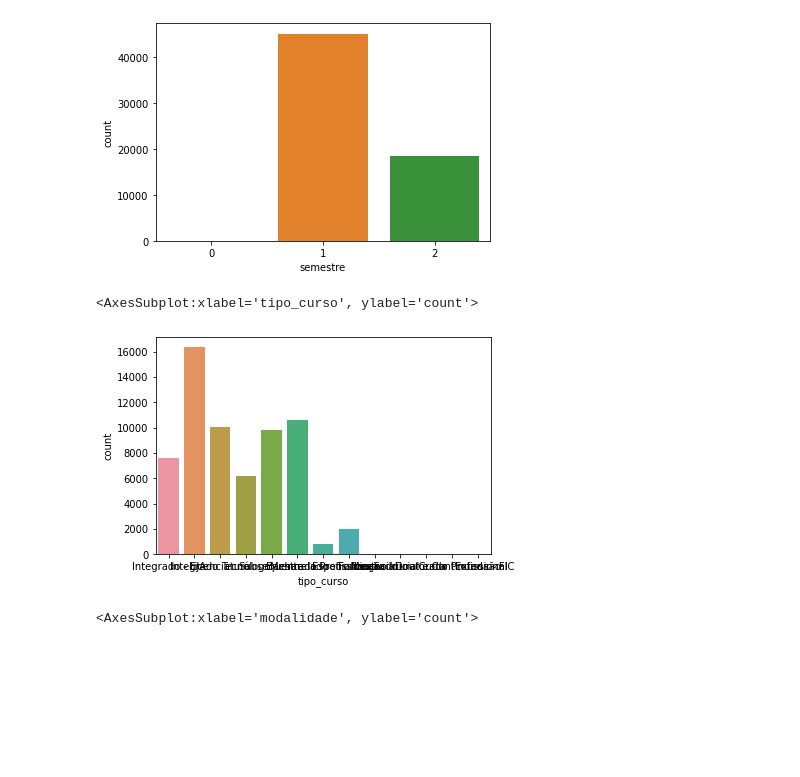
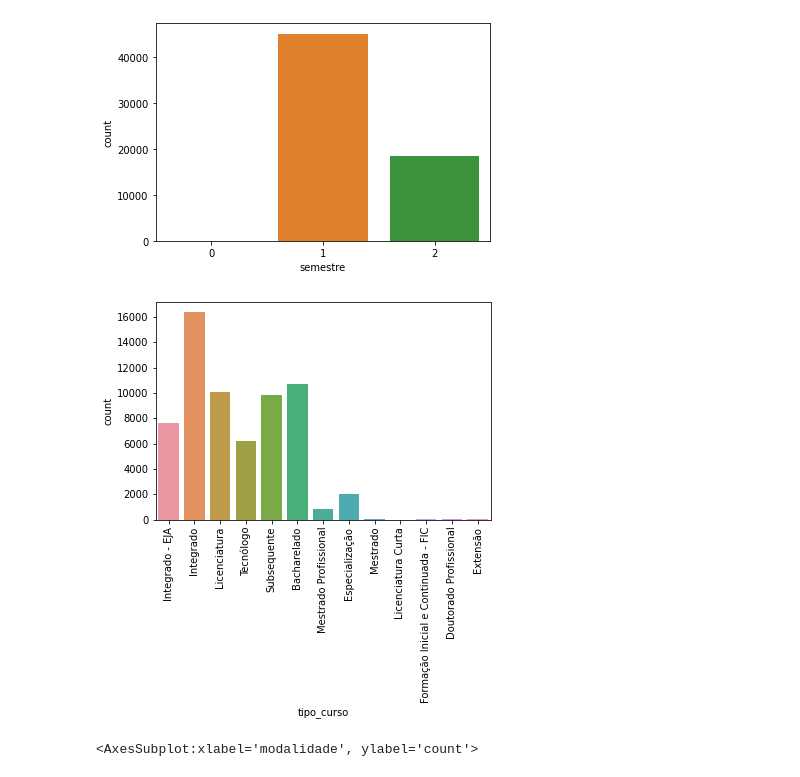
Before and after one commit to znehAC/mineracao_dados, a Jupyter notebook: main3.ipynb, the cells around one changed output. Cells and saved outputs as stored; diff of their text form; code cells hidden in the pictures; blank space fills up the shorter version.

```diff
--- a/main3.ipynb
+++ b/main3.ipynb
@@ -259,10 +258,9 @@ sns.countplot(df['semestre'])
 <AxesSubplot:xlabel='semestre', ylabel='count'>
 [figure]
 # %%
-sns.countplot(df['tipo_curso']) #modalidade
+sns.countplot(df['tipo_curso']).tick_params(axis='x', rotation=90) #modalidade
 # %% [output]
-<AxesSubplot:xlabel='tipo_curso', ylabel='count'>
-[figure, old version]
+[figure, new version]
 # %%
 sns.countplot(df['modalidade']) # se presencial ou distancia
 # %% [output]
```
Also changed, not shown: parts of 9 cells of this notebook.
